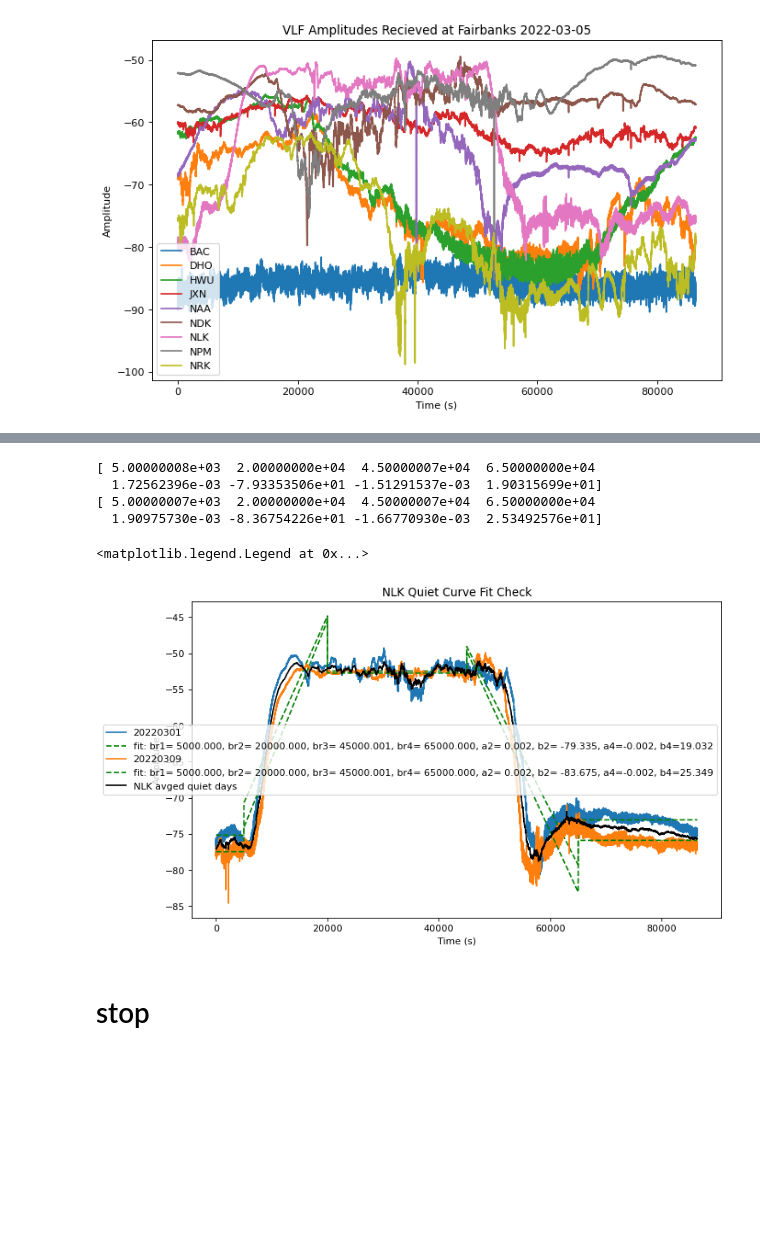
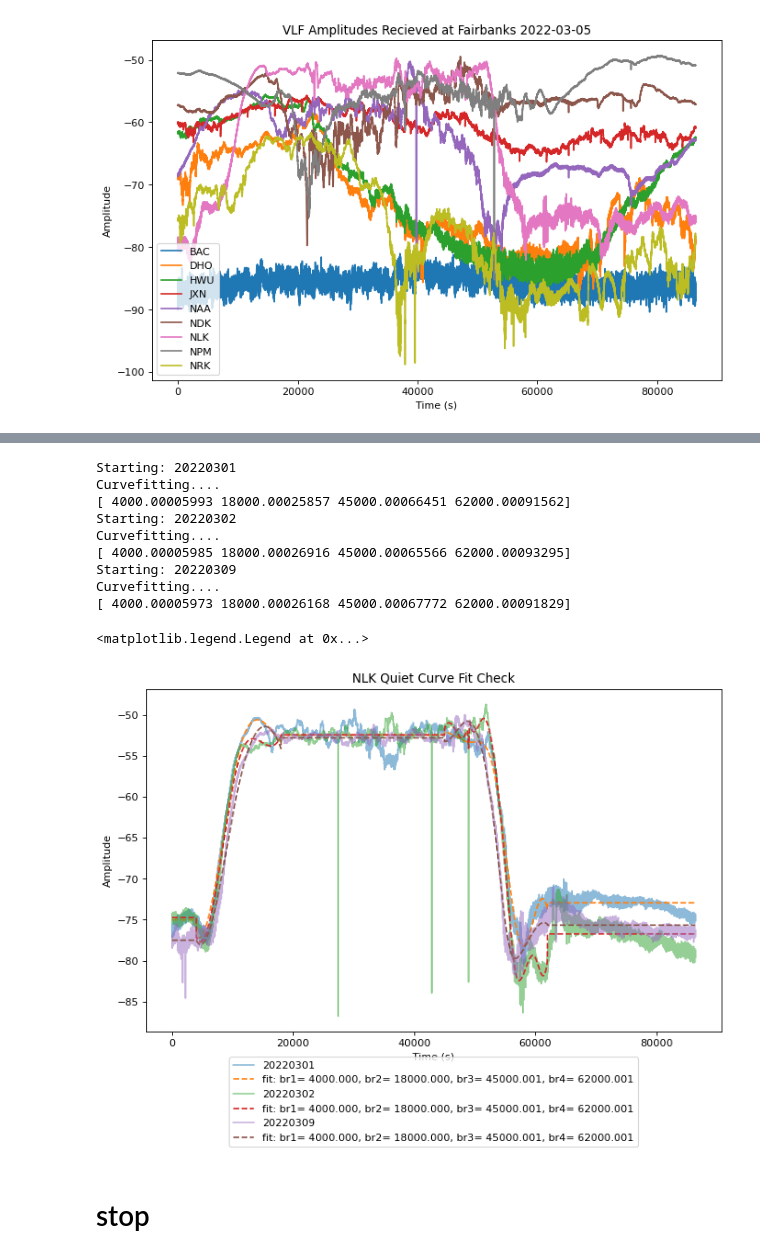
Before and after one commit to jodiejmclennan/VLF_project, a Jupyter notebook: VLF-LAMP-analysis.ipynb, the cells around one changed output, grey strips where cells are left out. Saved outputs shown, nothing was run; the diff lists cells and outputs as text; code cells hidden in the pictures; blank space fills up the shorter version.

Commit message:
added cubic spline curve fits

```diff
--- a/VLF-LAMP-analysis.ipynb
+++ b/VLF-LAMP-analysis.ipynb
@@ -117,7 +117,7 @@ NRK20230308.txt
 # path names to find a quiet curve fit
 pathnames = ['NLK','NDK','NAA','NRK']
 # the quiet days for each path - following the order of pathnames
-quietdays = [['20220301','20220309'],['20220303','20230304','20230303','20230305','20230308'],['20220306','20220302','20220303','20230304'],['20220303','20220308','20220302']]
+quietdays = [['20220301','20220302','20220309'],['20220303','20230304','20230303','20230305','20230308'],['20220306','20220302','20220303','20230304'],['20220303','20220308','20220302']]
 #quietdays = [['20220303','20220302','20220306','20220307'],['20220303','20220302','20220306','20220307'],['20220303','20220302','20220306','20220307'],['20220303','20220302','20220306','20220307']]
 
 # set the runnning average:
@@ -323,34 +386,41 @@ from scipy.optimize import curve_fit
 # %%
 # NLK QDC with a peicewise method of multiple curve fits
 
 
 pathcheck = 'NLK'
 plt.figure(figsize=(10,6),dpi=80)
 for key in quietdict.keys():
     if key[:3] == pathcheck and quietdayflag[paths.index(key)] == 1:
         day = key[3:]
+        print('Starting: '+str(day))
         time = quietdict[key]['time']
         amplitude = quietdict[key]['amplitude']
-        plt.plot(time, amplitude, label=day)
+        plt.plot(time, amplitude, alpha=0.5, label=day)
 
         # curve fit with piecewise function
-        popt, pcov = curve_fit(NLK_qdc, time, amplitude, p0=[5000,20000,45000,65000,1,-100,-1,100])
+        print('Curvefitting....')
+        popt, pcov = curve_fit(NLK_qdc, time, amplitude, p0=[4000,18000,45000,62000])
         print(popt)
-        plt.plot(time, NLK_qdc(time, *popt), 'g--',
-         label='fit: br1= %5.3f, br2= %5.3f, br3= %5.3f, br4= %5.3f, a2= %5.3f, b2= %5.3f, a4=%5.3f, b4=%5.3f' % tuple(popt))
-plt.plot(qdc_dict[pathcheck]['time'], qdc_dict[pathcheck]['amplitude'],'k', label=pathcheck+' avged quiet days')
+        plt.plot(time, NLK_qdc(time, *popt), '--',
+         label='fit: br1= %5.3f, br2= %5.3f, br3= %5.3f, br4= %5.3f' % tuple(popt))
+#plt.plot(qdc_dict[pathcheck]['time'], qdc_dict[pathcheck]['amplitude'],'k', label=pathcheck+' avged quiet days')
 
 
 plt.xlabel('Time (s)')
 plt.ylabel('Amplitude')
 plt.title(pathcheck+' Quiet Curve Fit Check')
-plt.legend()
+plt.legend(loc='lower center', bbox_to_anchor=(0.5, -0.35))
 # %% [output]
-[ 5.00000008e+03  2.00000000e+04  4.50000007e+04  6.50000000e+04
-  1.72562396e-03 -7.93353506e+01 -1.51291537e-03  1.90315699e+01]
-[ 5.00000007e+03  2.00000000e+04  4.50000007e+04  6.50000000e+04
-  1.90975730e-03 -8.36754226e+01 -1.66770930e-03  2.53492576e+01]
+Starting: 20220301
+Curvefitting....
+[ 4000.00005993 18000.00025857 45000.00066451 62000.00091562]
+Starting: 20220302
+Curvefitting....
+[ 4000.00005985 18000.00026916 45000.00065566 62000.00093295]
+Starting: 20220309
+Curvefitting....
+[ 4000.00005973 18000.00026168 45000.00067772 62000.00091829]
 <matplotlib.legend.Legend at 0x...>
-[figure, old version]
+[figure, new version]
 # %% [markdown]
 # stop
```
Also changed, not shown: parts of 7 cells of this notebook.
